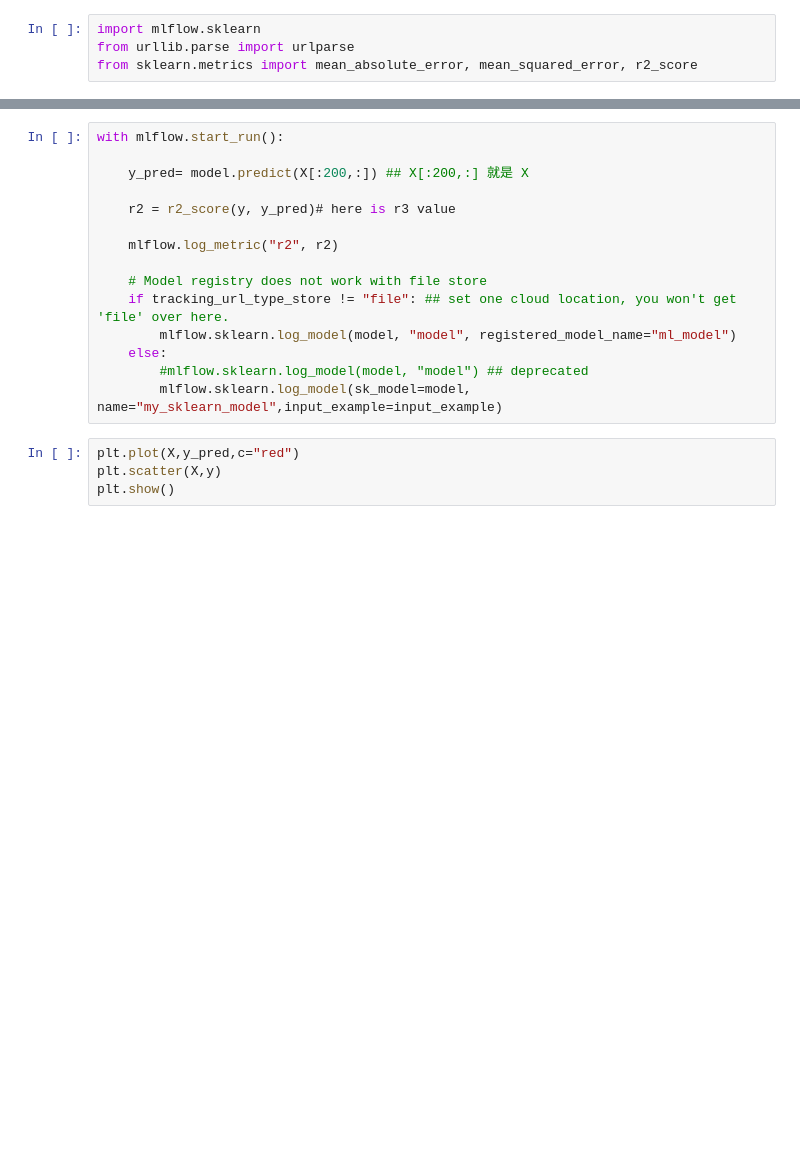
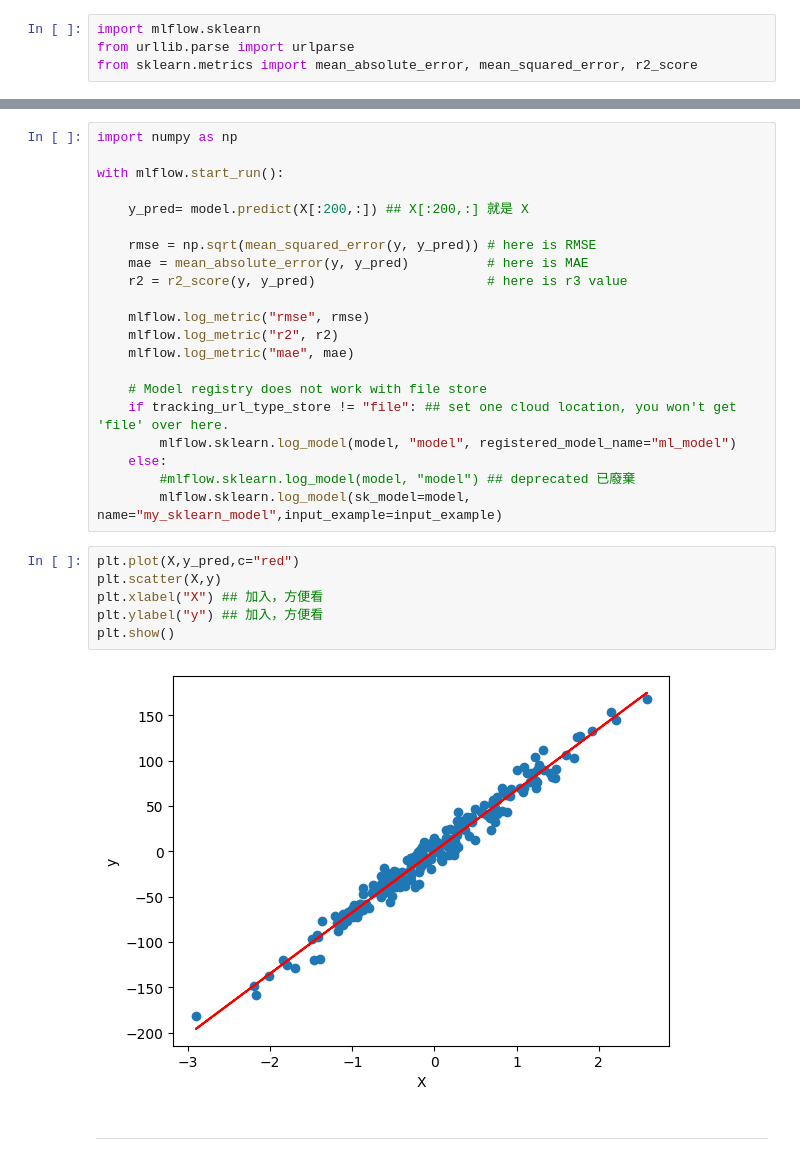
Before and after one commit to henrykohl/practicstools, a Jupyter notebook: regressionmlflow.ipynb, the cells around one changed output, grey strips where cells are left out. Saved outputs shown, nothing was run; the diff lists cells and outputs as text; blank space fills up the shorter version.

```diff
--- a/regressionmlflow.ipynb
+++ b/regressionmlflow.ipynb
@@ -27,19 +40,31 @@ print(tracking_url_type_store) ## Lecture Demo 測試
 # %%
+import numpy as np
+
 with mlflow.start_run():
 
     y_pred= model.predict(X[:200,:]) ## X[:200,:] 就是 X
 
-    r2 = r2_score(y, y_pred)# here is r3 value
+    rmse = np.sqrt(mean_squared_error(y, y_pred)) # here is RMSE
+    mae = mean_absolute_error(y, y_pred)          # here is MAE
+    r2 = r2_score(y, y_pred)                      # here is r3 value
 
+    mlflow.log_metric("rmse", rmse)
     mlflow.log_metric("r2", r2)
+    mlflow.log_metric("mae", mae)
 
     # Model registry does not work with file store
     if tracking_url_type_store != "file": ## set one cloud location, you won't get 'file' over here.
         mlflow.sklearn.log_model(model, "model", registered_model_name="ml_model")
     else:
-        #mlflow.sklearn.log_model(model, "model") ## deprecated
+        #mlflow.sklearn.log_model(model, "model") ## deprecated 已廢棄
         mlflow.sklearn.log_model(sk_model=model, name="my_sklearn_model",input_example=input_example)
 # %%
 plt.plot(X,y_pred,c="red")
 plt.scatter(X,y)
+plt.xlabel("X") ## 加入，方便看
+plt.ylabel("y") ## 加入，方便看
 plt.show()
+# %% [output]
+[figure, added]
+# %% [markdown]
+---
```
Also changed, not shown: parts of 12 cells of this notebook.
